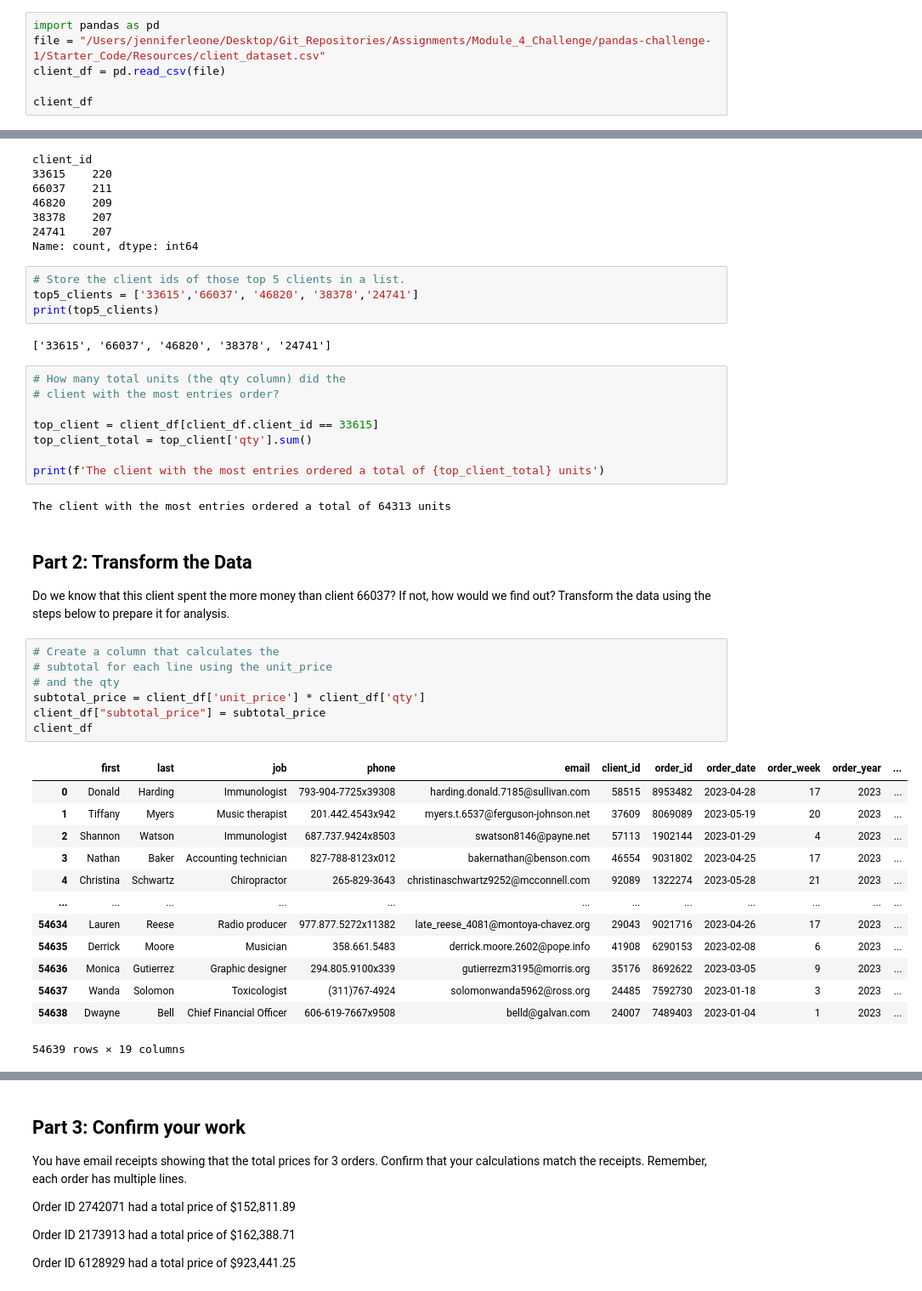
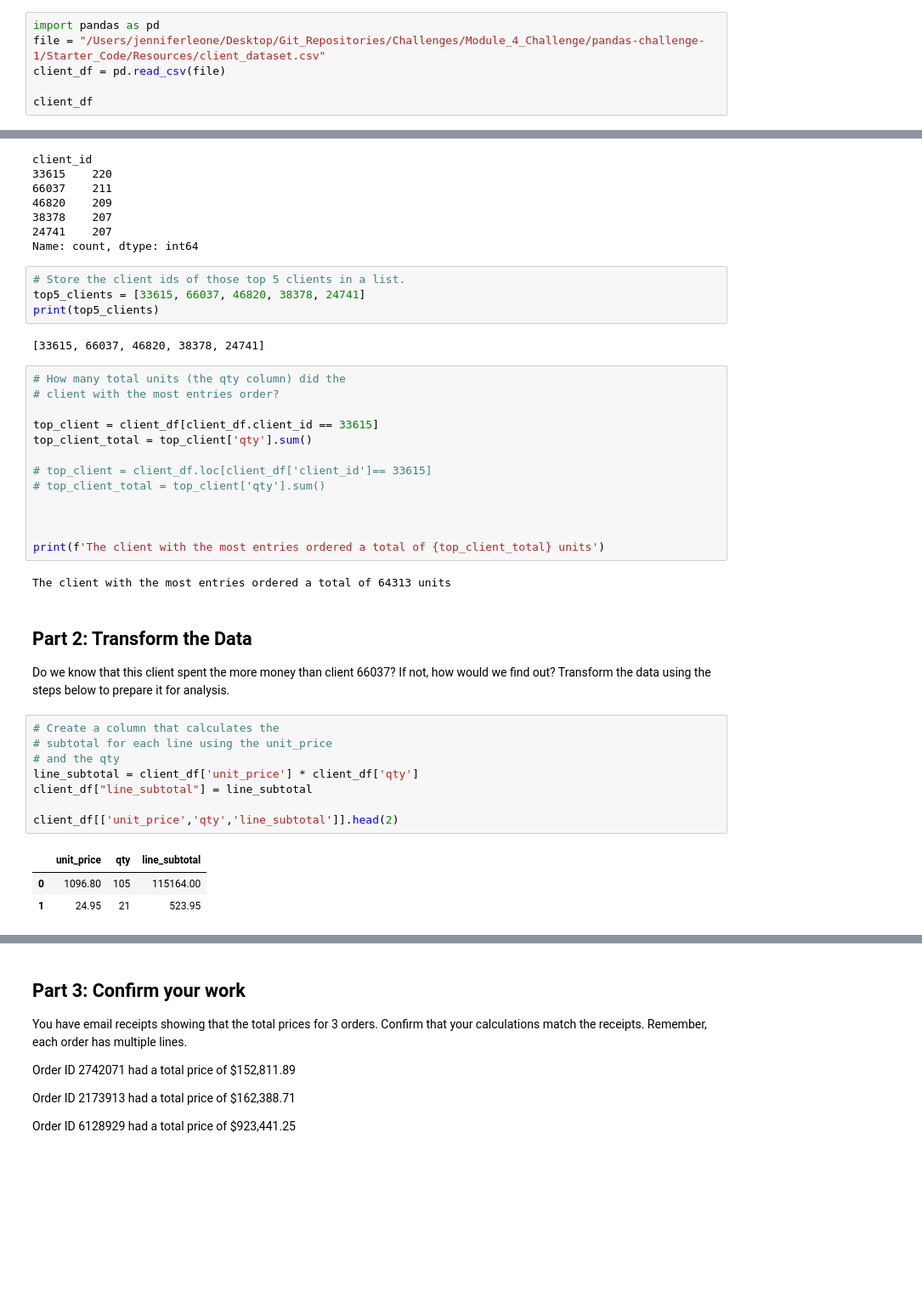
Before and after one commit to leonej01/pandas-challenge-1, a Jupyter notebook: Starter_Code/module_4_challenge.ipynb, the cells around one changed output, grey strips where cells are left out. Shown at 85% size. Cells and saved outputs as stored; diff of their text form; blank space fills up the shorter version.

```diff
--- a/Starter_Code/module_4_challenge.ipynb
+++ b/Starter_Code/module_4_challenge.ipynb
@@ -4,7 +4,7 @@
 Import the data and use Pandas to learn more about the dataset.
 # %%
 import pandas as pd
-file = "/Users/jenniferleone/Desktop/Git_Repositories/Assignments/Module_4_Challenge/pandas-challenge-1/Starter_Code/Resources/client_dataset.csv"
+file = "/Users/jenniferleone/Desktop/Git_Repositories/Challenges/Module_4_Challenge/pandas-challenge-1/Starter_Code/Resources/client_dataset.csv"
 client_df = pd.read_csv(file)
 
 client_df
@@ -132,10 +140,10 @@ client_id
 Name: count, dtype: int64
 # %%
 # Store the client ids of those top 5 clients in a list.
-top5_clients = ['33615','66037', '46820', '38378','24741']
+top5_clients = [33615, 66037, 46820, 38378, 24741]
 print(top5_clients)
 # %% [output]
-['33615', '66037', '46820', '38378', '24741']
+[33615, 66037, 46820, 38378, 24741]
 # %%
 # How many total units (the qty column) did the
 # client with the most entries order?
@@ -143,6 +151,11 @@ print(top5_clients)
 top_client = client_df[client_df.client_id == 33615]
 top_client_total = top_client['qty'].sum()
 
+# top_client = client_df.loc[client_df['client_id']== 33615]
+# top_client_total = top_client['qty'].sum()
+
+
+
 print(f'The client with the most entries ordered a total of {top_client_total} units')
 # %% [output]
 The client with the most entries ordered a total of 64313 units
@@ -152,24 +165,15 @@ Do we know that this client spent the more money than client 66037? If not, how
 # %%
 # Create a column that calculates the
 # subtotal for each line using the unit_price
 # and the qty
-subtotal_price = client_df['unit_price'] * client_df['qty']
-client_df["subtotal_price"] = subtotal_price
-client_df
+line_subtotal = client_df['unit_price'] * client_df['qty']
+client_df["line_subtotal"] = line_subtotal
+
+client_df[['unit_price','qty','line_subtotal']].head(2)
 # %% [output]
-|  | first | last | job | phone | email | client_id | order_id | order_date | order_week | order_year | ... |
-| 0 | Donald | Harding | Immunologist | 793-904-7725x39308 | harding.donald.7185@sullivan.com | 58515 | 8953482 | 2023-04-28 | 17 | 2023 | ... |
-| 1 | Tiffany | Myers | Music therapist | 201.442.4543x942 | myers.t.6537@ferguson-johnson.net | 37609 | 8069089 | 2023-05-19 | 20 | 2023 | ... |
-| 2 | Shannon | Watson | Immunologist | 687.737.9424x8503 | swatson8146@payne.net | 57113 | 1902144 | 2023-01-29 | 4 | 2023 | ... |
-| 3 | Nathan | Baker | Accounting technician | 827-788-8123x012 | bakernathan@benson.com | 46554 | 9031802 | 2023-04-25 | 17 | 2023 | ... |
-| 4 | Christina | Schwartz | Chiropractor | 265-829-3643 | christinaschwartz9252@mcconnell.com | 92089 | 1322274 | 2023-05-28 | 21 | 2023 | ... |
-| ... | ... | ... | ... | ... | ... | ... | ... | ... | ... | ... | ... |
-| 54634 | Lauren | Reese | Radio producer | 977.877.5272x11382 | late_reese_4081@montoya-chavez.org | 29043 | 9021716 | 2023-04-26 | 17 | 2023 | ... |
-| 54635 | Derrick | Moore | Musician | 358.661.5483 | derrick.moore.2602@pope.info | 41908 | 6290153 | 2023-02-08 | 6 | 2023 | ... |
-| 54636 | Monica | Gutierrez | Graphic designer | 294.805.9100x339 | gutierrezm3195@morris.org | 35176 | 8692622 | 2023-03-05 | 9 | 2023 | ... |
-| 54637 | Wanda | Solomon | Toxicologist | (311)767-4924 | solomonwanda5962@ross.org | 24485 | 7592730 | 2023-01-18 | 3 | 2023 | ... |
-| 54638 | Dwayne | Bell | Chief Financial Officer | 606-619-7667x9508 | belld@galvan.com | 24007 | 7489403 | 2023-01-04 | 1 | 2023 | ... |
+|  | unit_price | qty | line_subtotal |
+| 0 | 1096.80 | 105 | 115164.00 |
+| 1 | 24.95 | 21 | 523.95 |
-54639 rows × 19 columns
 # %%
 # Create a column for shipping price.
 # Assume a shipping price of $7 per pound
```
Also changed, not shown: parts of 11 cells of this notebook.
